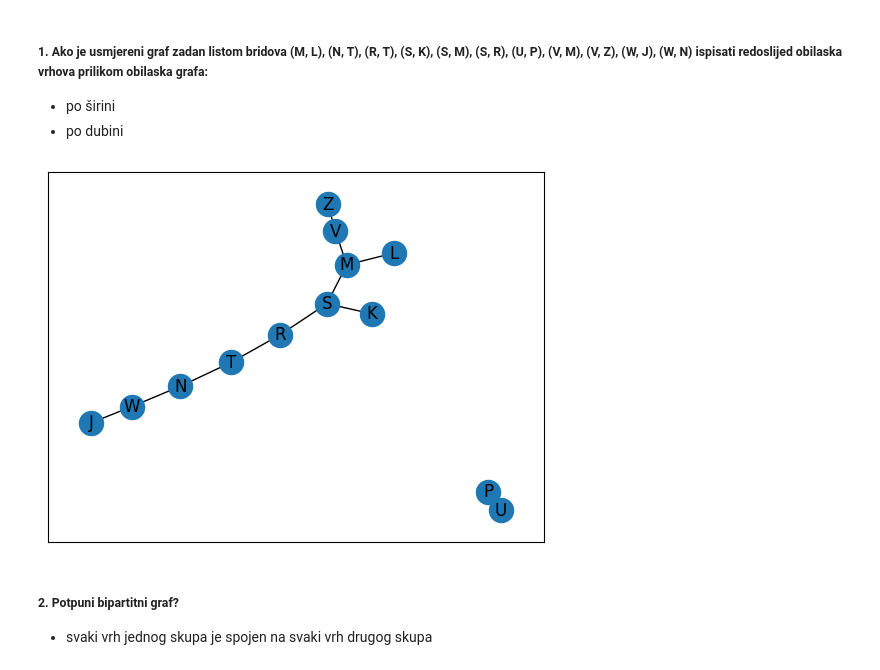
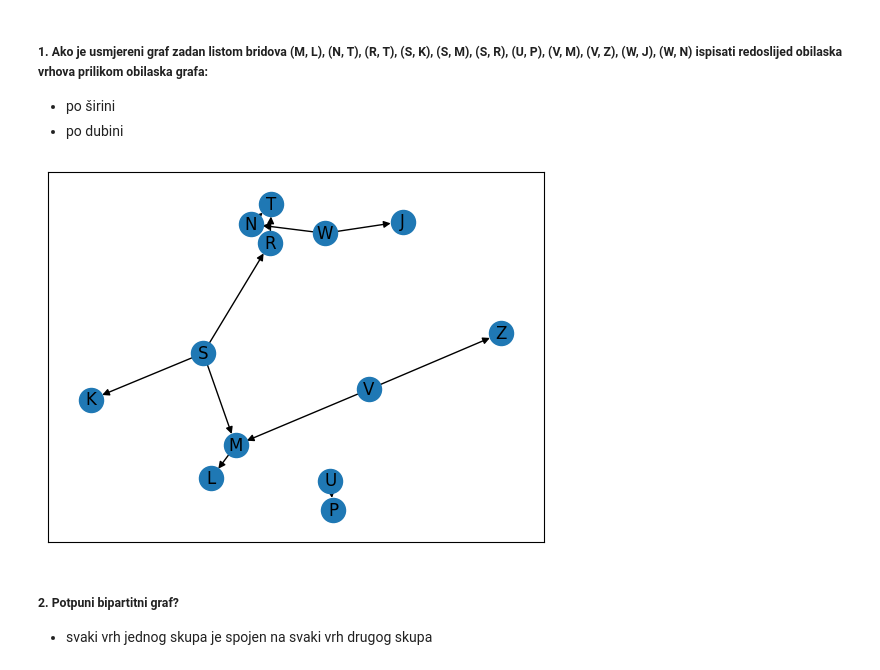
Before and after one commit to daredevil9215/NTAS-TVZ, a Jupyter notebook: ispit.ipynb, the cells around one changed output. Cells and saved outputs as stored; diff of their text form; code cells hidden in the pictures.

```diff
--- a/ispit.ipynb
+++ b/ispit.ipynb
@@ -690,10 +711,10 @@ print(b)
 # %%
 lista = [('M', 'L'), ('N', 'T'), ('R', 'T'), ('S', 'K'), ('S', 'M'), ('S', 'R'), ('U', 'P'), ('V', 'M'), ('V', 'Z'), ('W', 'J'), ('W', 'N')]
 
-graph = nx.Graph(lista)
+graph = nx.DiGraph(lista)
 nx.draw_networkx(graph)
 # %% [output]
-[figure, old version]
+[figure, new version]
 # %% [markdown]
 ##### 2. Potpuni bipartitni graf?
 
```
Also changed, not shown: parts of 17 cells of this notebook.
